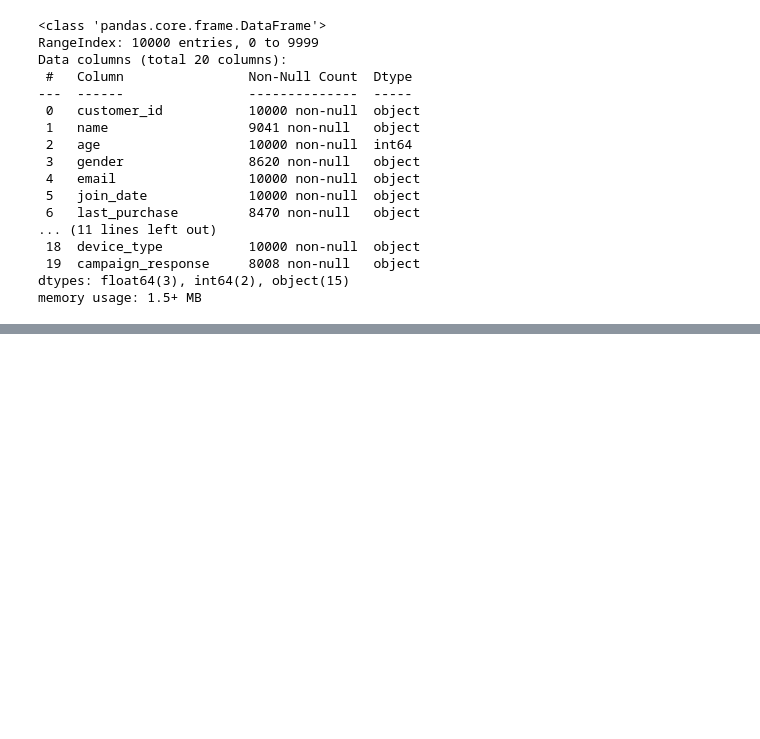
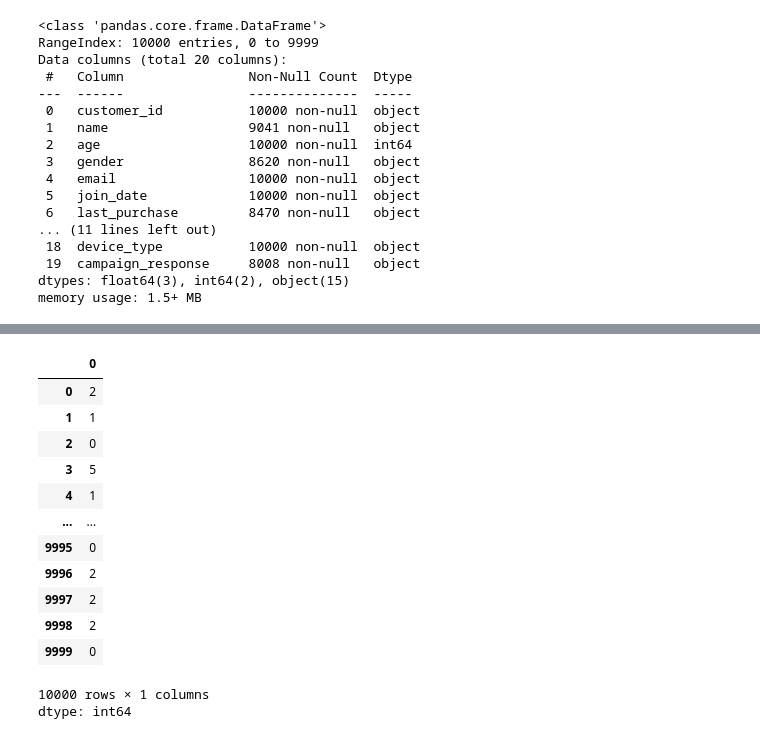
Before and after one commit to OjasRaj/Machine-Learning-Practice, a Jupyter notebook: OPPE_1_Practice.ipynb, the cells around one changed output, grey strips where cells are left out. Saved outputs shown, nothing was run; the diff lists cells and outputs as text; code cells hidden in the pictures; blank space fills up the shorter version.

```diff
--- a/OPPE_1_Practice.ipynb
+++ b/OPPE_1_Practice.ipynb
@@ -34,0 +77,17 @@ memory usage: 1.5+ MB
+# %%
+df.T.isna().sum() #row wise via transpose
+# %% [output]
+|  | 0 |
+| 0 | 2 |
+| 1 | 1 |
+| 2 | 0 |
+| 3 | 5 |
+| 4 | 1 |
+| ... | ... |
+| 9995 | 0 |
+| 9996 | 2 |
+| 9997 | 2 |
+| 9998 | 2 |
+| 9999 | 0 |
+10000 rows × 1 columns
+dtype: int64
```
Also changed, not shown: parts of 6 cells of this notebook.
